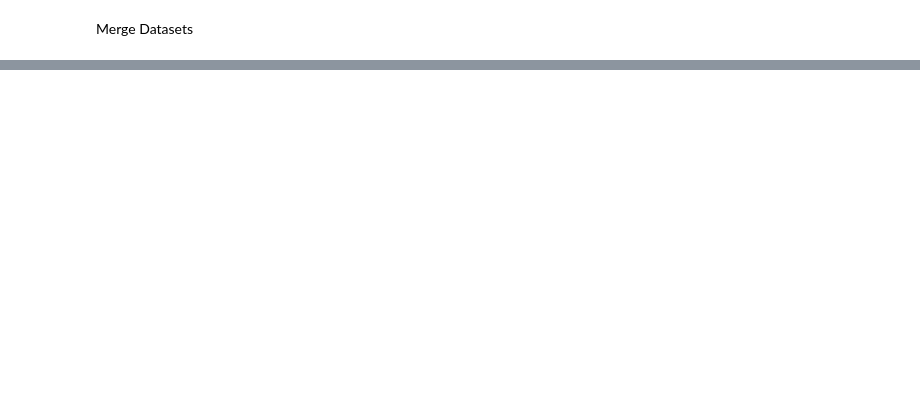
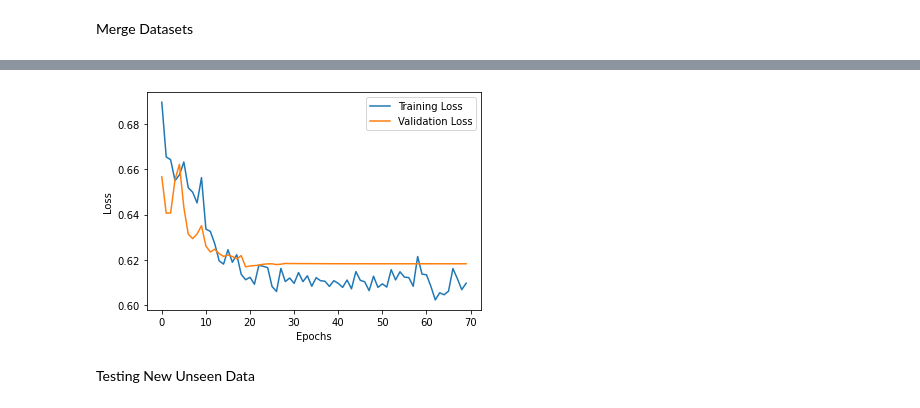
Before and after one commit to kylemck03/ufc-prediction-model, a Jupyter notebook: UFC Prediction Model.ipynb, the cells around one changed output, grey strips where cells are left out. Cells and saved outputs as stored; diff of their text form; code cells hidden in the pictures; blank space fills up the shorter version.

```diff
--- a/UFC Prediction Model.ipynb
+++ b/UFC Prediction Model.ipynb
@@ -75,0 +487,11 @@ merged_df = pd.merge(merged_df, fighter_data_df, how='inner', on='fighter_id')
+# %%
+plt.plot(training_losses, label='Training Loss')
+plt.plot(validation_losses, label='Validation Loss')
+plt.xlabel('Epochs')
+plt.ylabel('Loss')
+plt.legend()
+plt.show()
+# %% [output]
+[figure, added]
+# %% [markdown]
+Testing New Unseen Data
```
Also changed, not shown: parts of 27 cells of this notebook, 16 other files.
